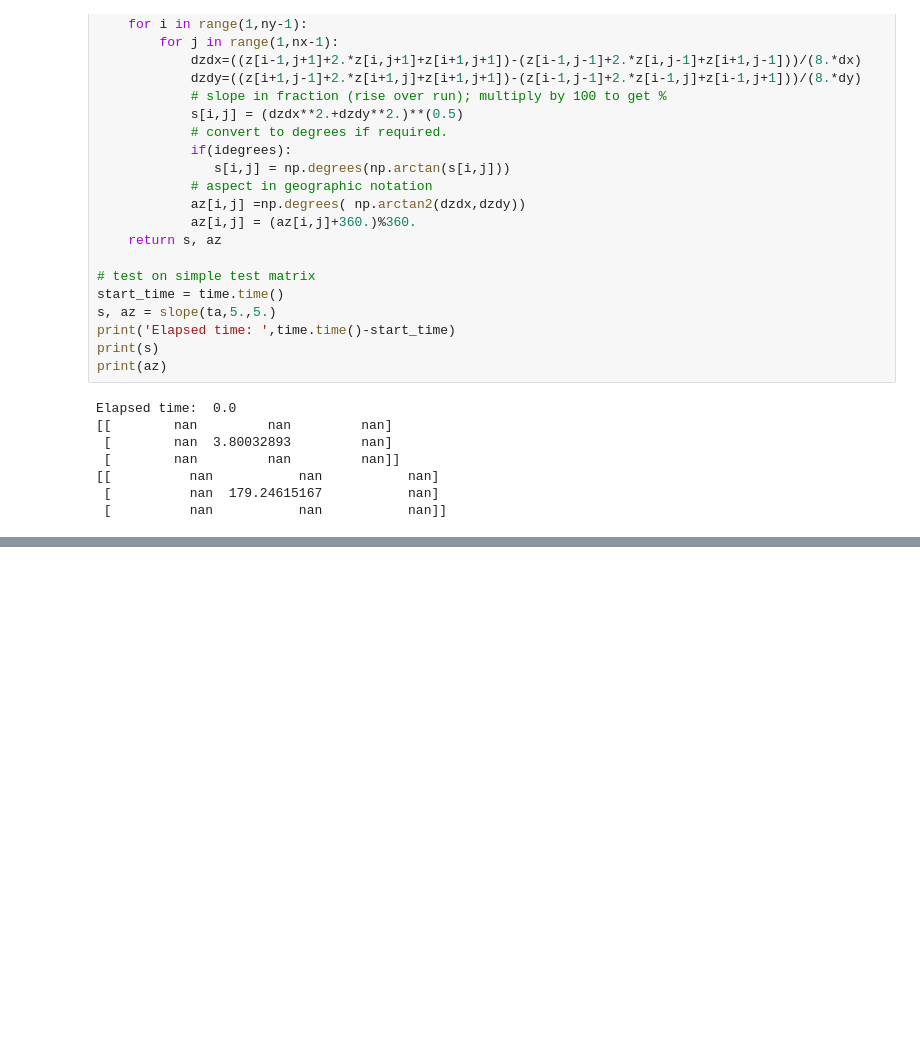
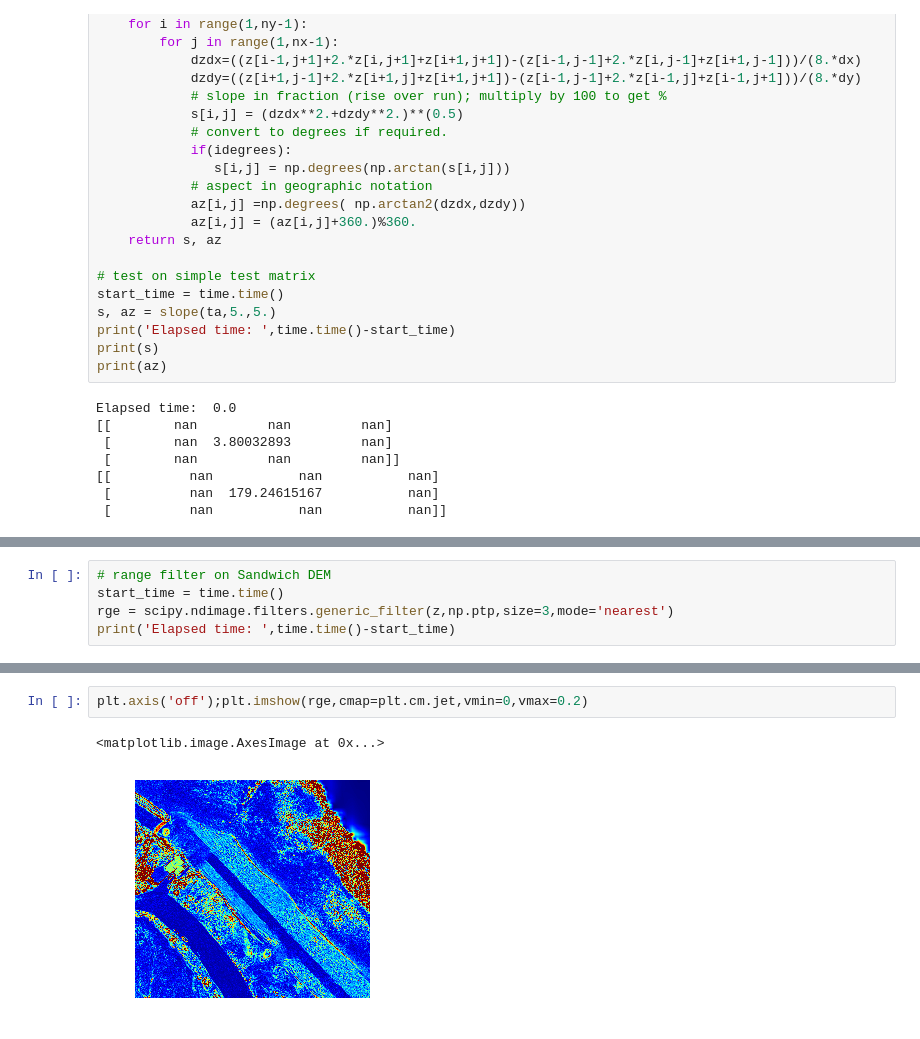
Before and after one commit to csherwood-usgs/Raster_calcs, a Jupyter notebook: Slope_calcs.ipynb, the cells around one changed output, grey strips where cells are left out. Drawn from its saved outputs; the diff is of its cells as text; blank space fills up the shorter version.

```diff
--- a/Slope_calcs.ipynb
+++ b/Slope_calcs.ipynb
@@ -300,0 +336,5 @@ plt.axis('off');plt.imshow(r,cmap=plt.cm.jet,vmin=0.,vmax=0.05)
+# %%
+# range filter on Sandwich DEM
+start_time = time.time()
+rge = scipy.ndimage.filters.generic_filter(z,np.ptp,size=3,mode='nearest')
+print('Elapsed time: ',time.time()-start_time)
@@ -300,0 +343,5 @@ plt.axis('off');plt.imshow(r,cmap=plt.cm.jet,vmin=0.,vmax=0.05)
+# %%
+plt.axis('off');plt.imshow(rge,cmap=plt.cm.jet,vmin=0,vmax=0.2)
+# %% [output]
+<matplotlib.image.AxesImage at 0x...>
+[figure, added]
```
Also changed, not shown: parts of 14 cells of this notebook, 2 other files.
